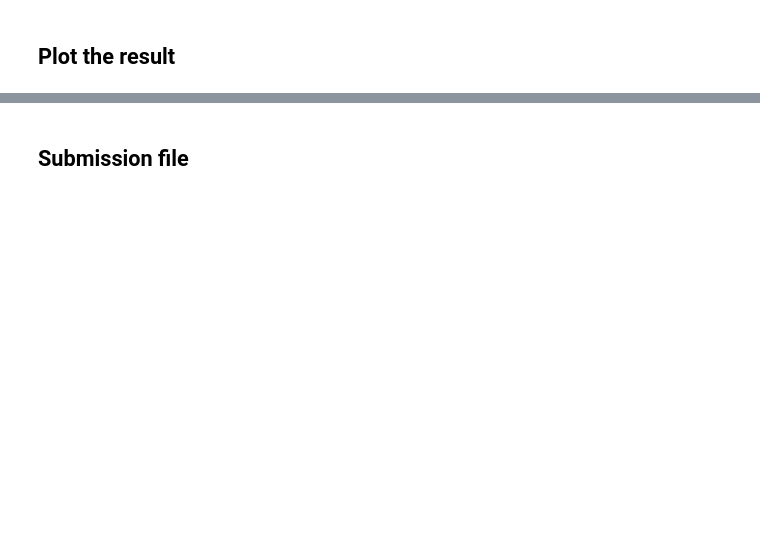
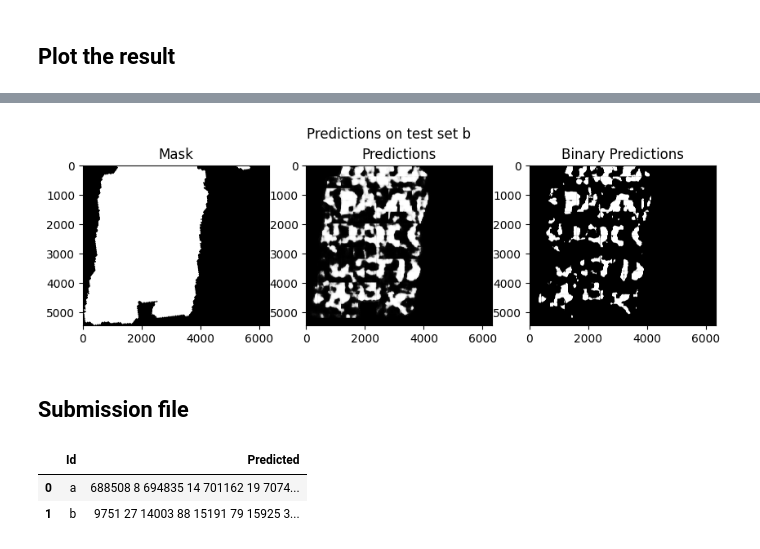
Before and after one commit to sudoLife/vesuvius-challenge, a Jupyter notebook: predict-on-test-set.ipynb, the cells around one changed output, grey strips where cells are left out. Cells and saved outputs as stored; diff of their text form; code cells hidden in the pictures; blank space fills up the shorter version.

```diff
--- a/predict-on-test-set.ipynb
+++ b/predict-on-test-set.ipynb
@@ -80,3 +165,16 @@ plt.imshow(all_pred, cmap='gray')
+# %%
+threshold=0.95
+fig, axs = plt.subplots(1,3, figsize=(10,3))
+axs[0].imshow(mask_b,cmap='gray')
+axs[0].set_title("Mask")
+axs[1].imshow(all_pred_b,cmap='gray')
+axs[1].set_title("Predictions")
+axs[2].imshow(all_pred_b>threshold,cmap='gray')
+axs[2].set_title(f'Binary Predictions')
+fig.suptitle("Predictions on test set b")
+plt.savefig(f'resnet18-800p-4b-50epoch-threshold-{threshold}-test-b-compare.svg')
+# %% [output]
+[figure, added]
 # %% [markdown]
 ## Submission file
 # %%
@@ -98,2 +198,7 @@ plt.imshow(all_pred, cmap='gray')
 # %%
-# pd.DataFrame.from_dict(submission)
+df = pd.DataFrame.from_dict(submission)
+df
+# %% [output]
+|  | Id | Predicted |
+| 0 | a | 688508 8 694835 14 701162 19 7074... |
+| 1 | b | 9751 27 14003 88 15191 79 15925 3... |
```
Also changed, not shown: parts of 16 cells of this notebook, 1 other file.
